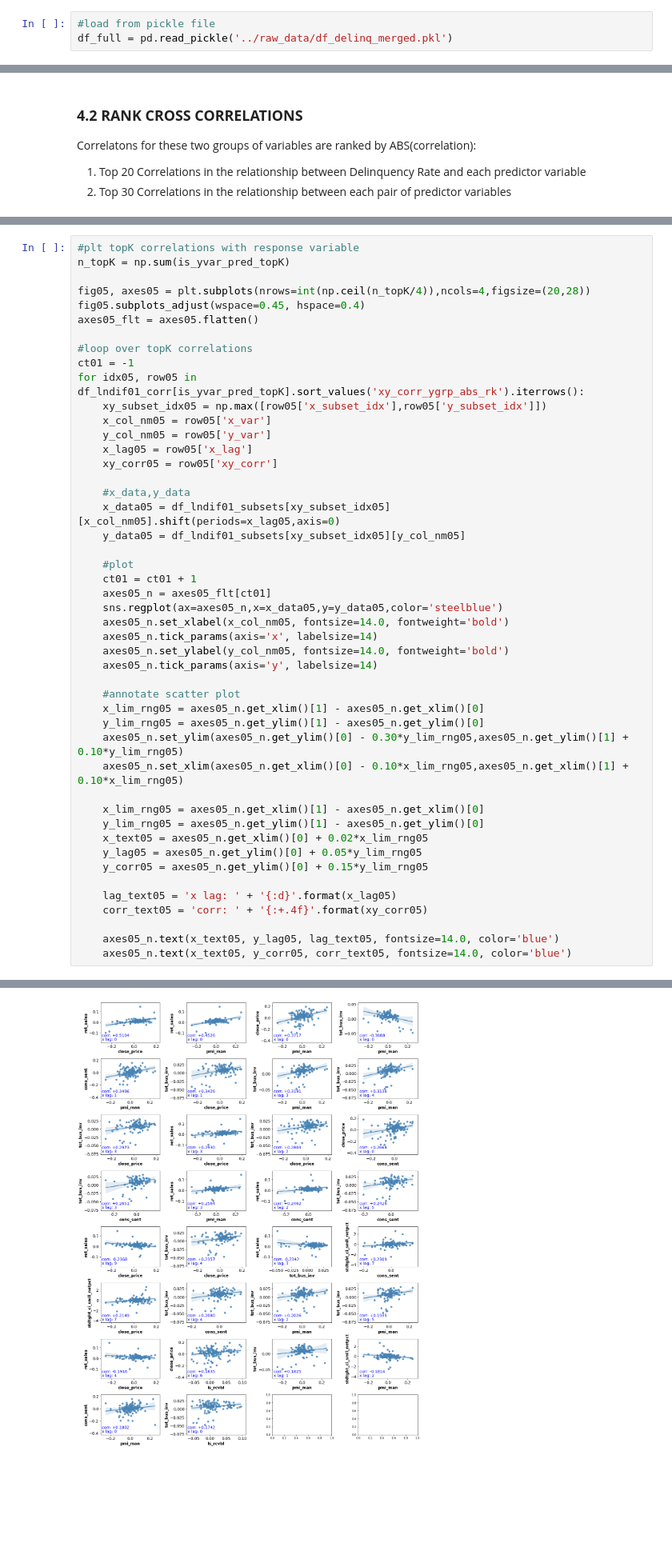
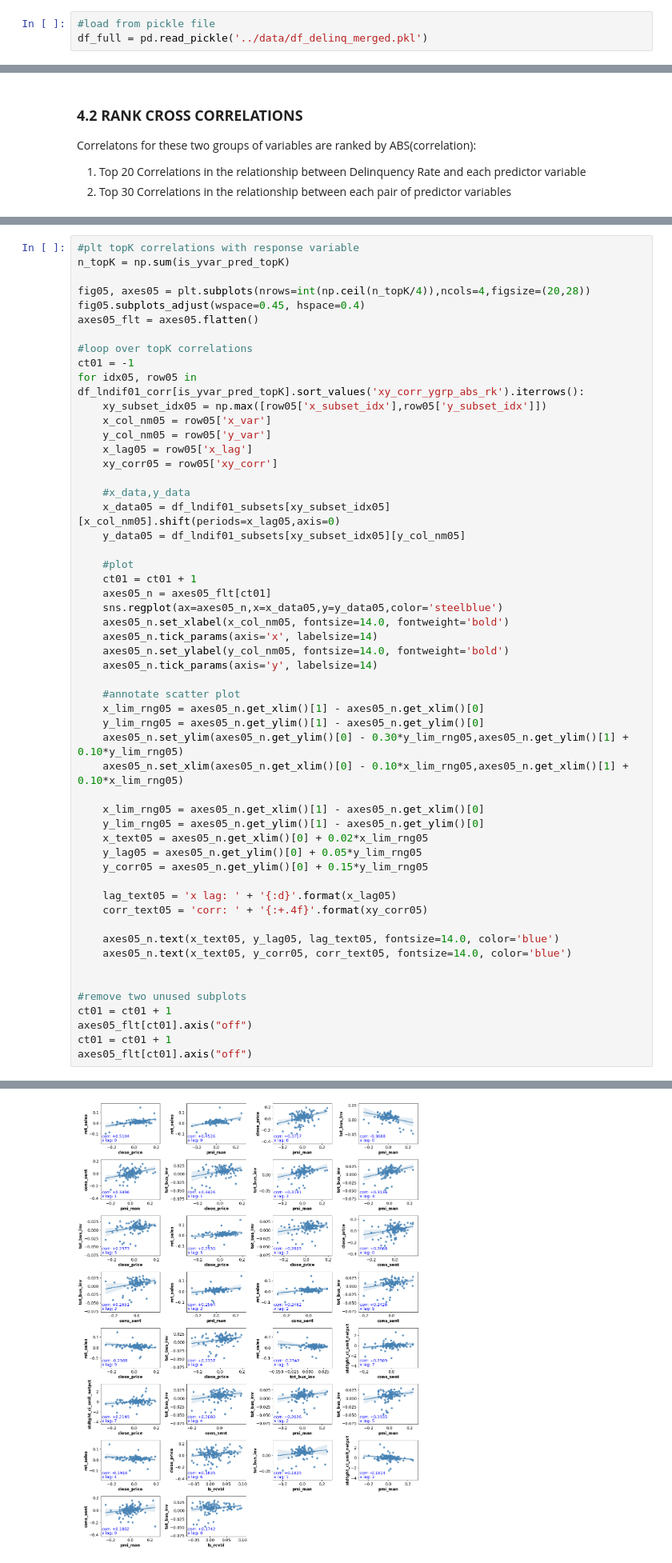
Before and after one commit to gskalski267/springboard, a Jupyter notebook: Capstone_Project_2/notebooks/Cap2_Exploratory_Data_Analysis.ipynb, the cells around one changed output, grey strips where cells are left out. Shown at 80% size. Saved outputs shown, nothing was run; the diff lists cells and outputs as text; blank space fills up the shorter version.

```diff
--- a/Capstone_Project_2/notebooks/Cap2_Exploratory_Data_Analysis.ipynb
+++ b/Capstone_Project_2/notebooks/Cap2_Exploratory_Data_Analysis.ipynb
@@ -36,6 +36,6 @@ from operator import itemgetter
 # %%
 #load from pickle file
-df_full = pd.read_pickle('../raw_data/df_delinq_merged.pkl')
+df_full = pd.read_pickle('../data/df_delinq_merged.pkl')
 # %%
 #preview data
 print(df_full.info())
@@ -484,4 +495,11 @@ for idx05, row05 in df_lndif01_corr[is_yvar_pred_topK].sort_values('xy_corr_ygrp
 
     axes05_n.text(x_text05, y_lag05, lag_text05, fontsize=14.0, color='blue')
     axes05_n.text(x_text05, y_corr05, corr_text05, fontsize=14.0, color='blue')
+
+
+#remove two unused subplots
+ct01 = ct01 + 1
+axes05_flt[ct01].axis("off")
+ct01 = ct01 + 1
+axes05_flt[ct01].axis("off")
 # %% [output]
@@ -488,4 +507,4 @@ for idx05, row05 in df_lndif01_corr[is_yvar_pred_topK].sort_values('xy_corr_ygrp
-[figure, old version]
+[figure, new version]
 # %% [markdown]
 ### <b>4.5 PLOT CROSS CORRELATIONS with DELINQUENCY RATE (response variable) by LAG</b>
 <b>Key Observations</b>
```
Also changed, not shown: parts of 14 cells of this notebook.
